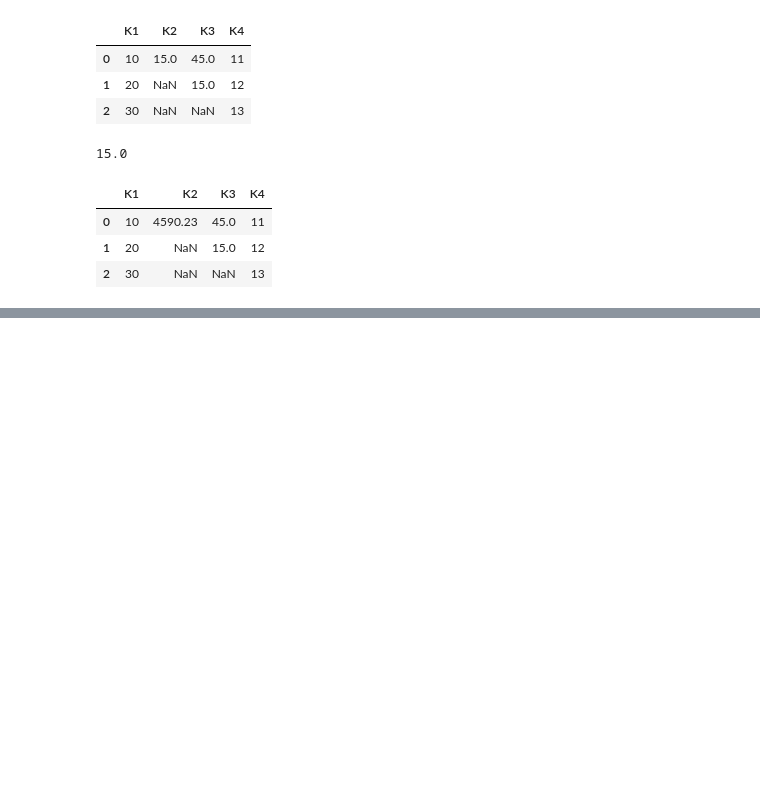
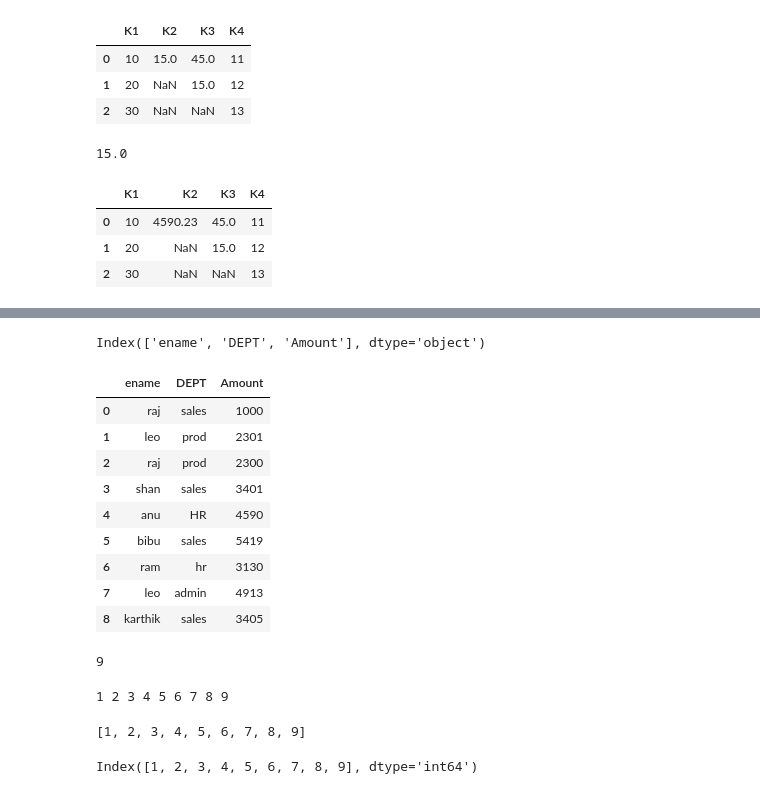
Before and after one commit to NehaParveen03/MLOps_Nov-, a Jupyter notebook: DAY1/DE-MLOps-1.ipynb, the cells around one changed output, grey strips where cells are left out. Cells and saved outputs as stored; diff of their text form; code cells hidden in the pictures; blank space fills up the shorter version.

```diff
--- a/DAY1/DE-MLOps-1.ipynb
+++ b/DAY1/DE-MLOps-1.ipynb
@@ -1064,0 +1227,4 @@ df5
+# %%
+df_csv.columns
+# %% [output]
+Index(['ename', 'DEPT', 'Amount'], dtype='object')
@@ -1064,0 +1234,26 @@ df5
+# %%
+pd.read_csv('r1.csv')
+# %% [output]
+|  | ename | DEPT | Amount |
+| 0 | raj | sales | 1000 |
+| 1 | leo | prod | 2301 |
+| 2 | raj | prod | 2300 |
+| 3 | shan | sales | 3401 |
+| 4 | anu | HR | 4590 |
+| 5 | bibu | sales | 5419 |
+| 6 | ram | hr | 3130 |
+| 7 | leo | admin | 4913 |
+| 8 | karthik | sales | 3405 |
+# %%
+len(df_csv)
+# %% [output]
+9
+# %%
+for var in range(1,len(df_csv.index)+1):
+    print(var,end=' ')
+# %% [output]
+1 2 3 4 5 6 7 8 9
+# %%
+[var for var in range(1,len(df_csv.index)+1)]
+# %% [output]
+[1, 2, 3, 4, 5, 6, 7, 8, 9]
@@ -1064,0 +1262,4 @@ df5
+# %%
+df_csv.index
+# %% [output]
+Index([1, 2, 3, 4, 5, 6, 7, 8, 9], dtype='int64')
```
Also changed, not shown: parts of 21 cells of this notebook.
